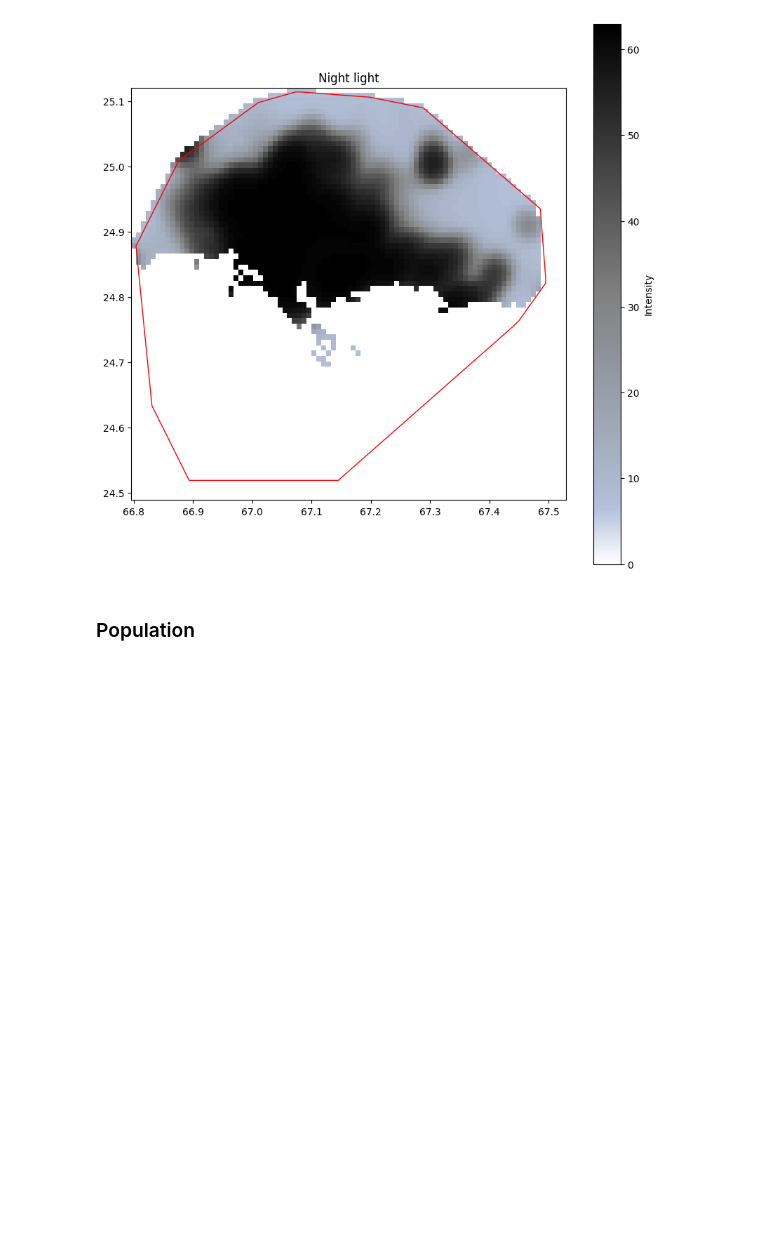
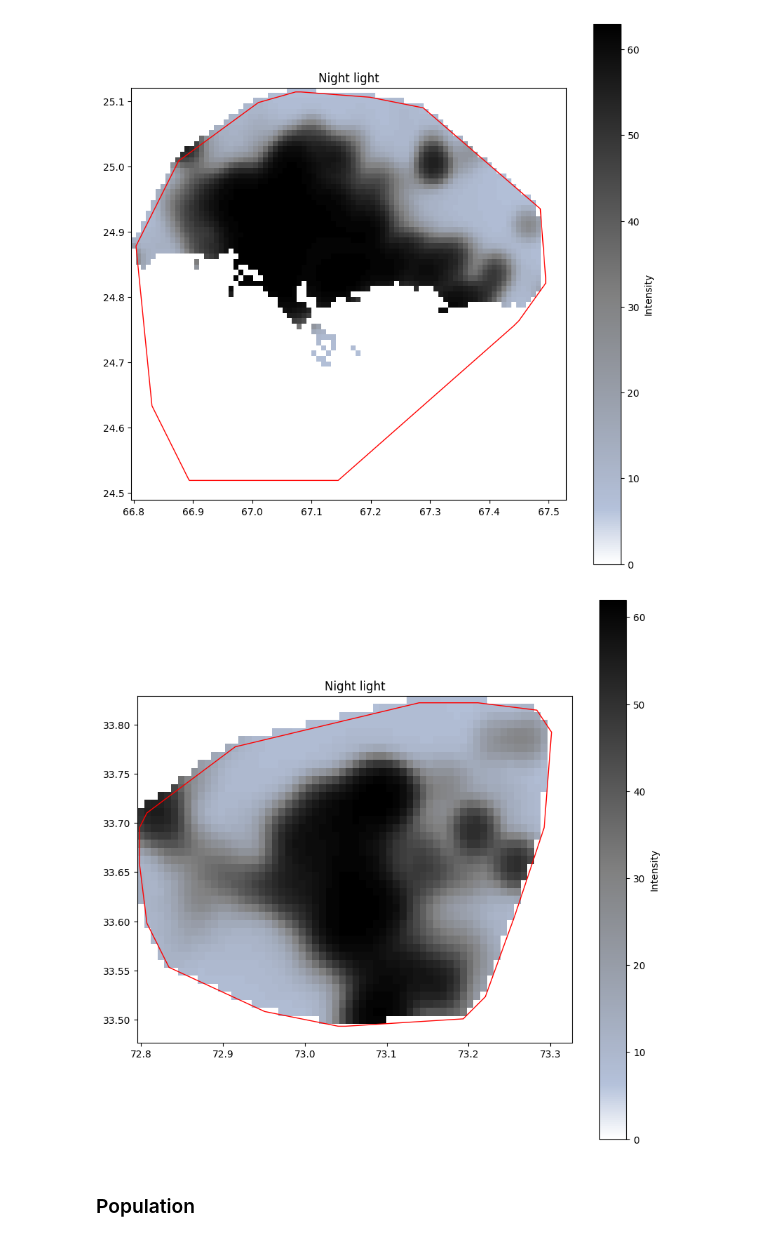
Before and after one commit to TJhon/python-raster-crop, a Jupyter notebook: tutorials/reference.ipynb, the cells around one changed output. Cells and saved outputs as stored; diff of their text form; code cells hidden in the pictures; blank space fills up the shorter version.

```diff
--- a/tutorials/reference.ipynb
+++ b/tutorials/reference.ipynb
@@ -710,6 +751,18 @@ gen_plot(
 )
 # %% [output]
 [figure]
+# %%
+gen_plot(
+    tiff_sample="../data/8_night_light/pk_night_light_harm.tiff",
+    out_raster="../sample_data/out_raster/night_light_harm.tif",
+    title_raster="Night light",
+    t_label="Intensity",
+    map_color_hex=("#B4C1DA", "gray", "black"),
+    none_data=0,
+    shp_sample=islamabad_shp
+)
+# %% [output]
+[figure, added]
 # %% [markdown]
 ### Population
 # %%
```
Also changed, not shown: parts of 6 cells of this notebook, 10 other files.
